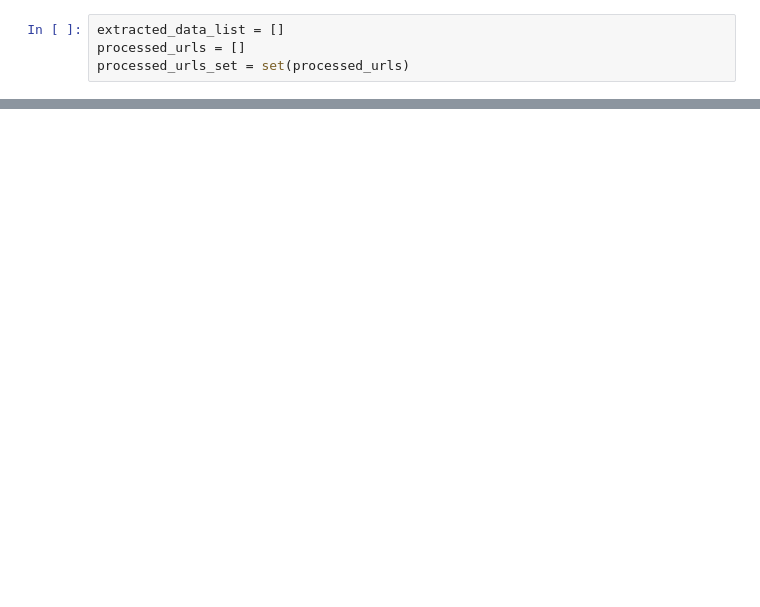
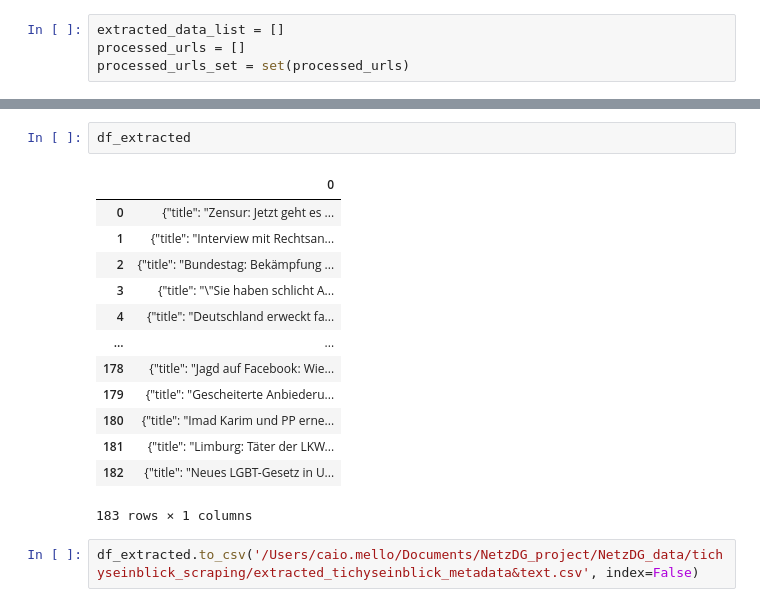
Before and after one commit to caiocmello/netzdg, a Jupyter notebook: webscraping_perennis.ipynb, the cells around one changed output, grey strips where cells are left out. Drawn from its saved outputs; the diff is of its cells as text; blank space fills up the shorter version.

```diff
--- a/webscraping_perennis.ipynb
+++ b/webscraping_perennis.ipynb
@@ -109,0 +159,18 @@ memory usage: 156.0+ bytes
+# %%
+df_extracted
+# %% [output]
+|  | 0 |
+| 0 | {"title": "Zensur: Jetzt geht es ... |
+| 1 | {"title": "Interview mit Rechtsan... |
+| 2 | {"title": "Bundestag: Bekämpfung ... |
+| 3 | {"title": "\"Sie haben schlicht A... |
+| 4 | {"title": "Deutschland erweckt fa... |
+| ... | ... |
+| 178 | {"title": "Jagd auf Facebook: Wie... |
+| 179 | {"title": "Gescheiterte Anbiederu... |
+| 180 | {"title": "Imad Karim und PP erne... |
+| 181 | {"title": "Limburg: Täter der LKW... |
+| 182 | {"title": "Neues LGBT-Gesetz in U... |
+183 rows × 1 columns
+# %%
+df_extracted.to_csv('/Users/caio.mello/Documents/NetzDG_project/NetzDG_data/tichyseinblick_scraping/extracted_tichyseinblick_metadata&text.csv', index=False)
```
Also changed, not shown: parts of 8 cells of this notebook, 4 other files.
